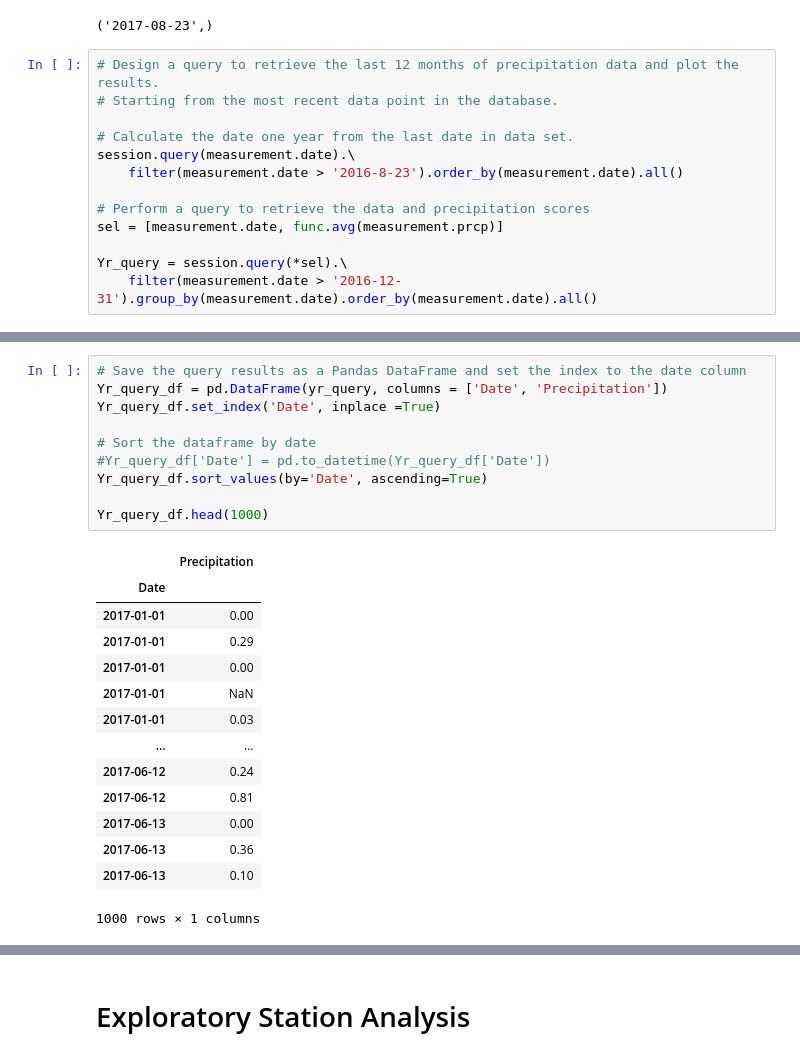
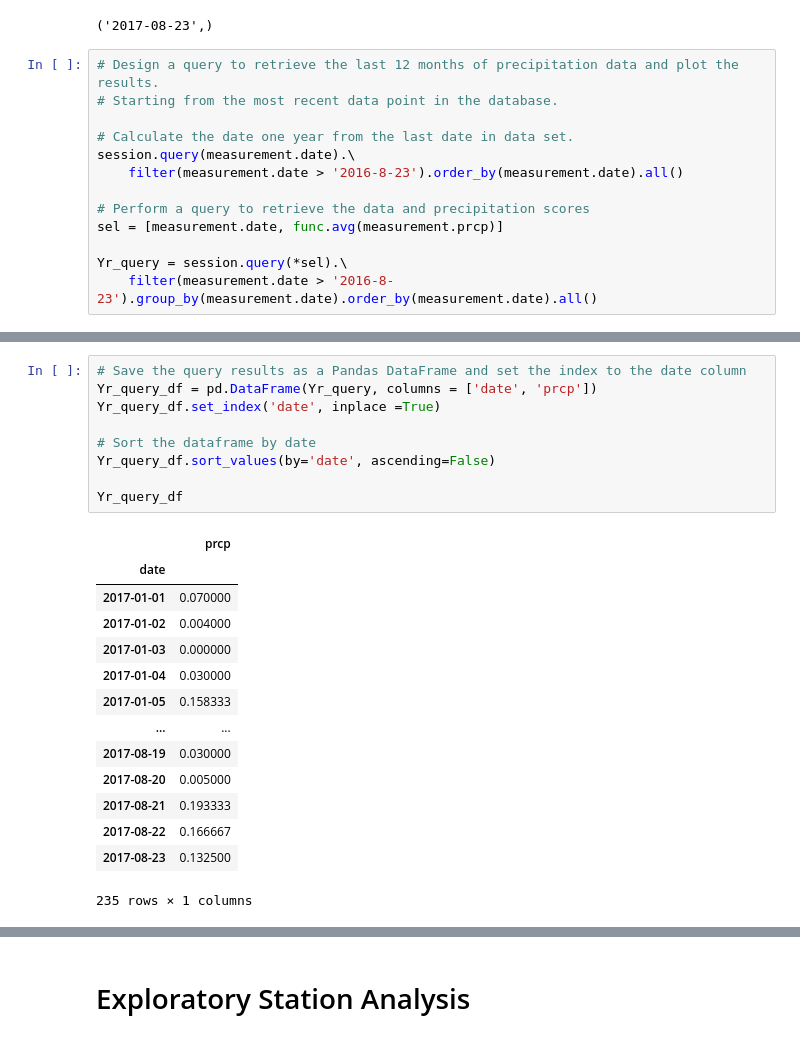
Before and after one commit to DeMaagdJ/SQLalchemy-challenge, a Jupyter notebook: Instructions/climate_starter.ipynb, the cells around one changed output, grey strips where cells are left out. Cells and saved outputs as stored; diff of their text form.

```diff
--- a/Instructions/climate_starter.ipynb
+++ b/Instructions/climate_starter.ipynb
@@ -67,4 +66,4 @@ session.query(measurement.date).\
 sel = [measurement.date, func.avg(measurement.prcp)]
 
 Yr_query = session.query(*sel).\
-    filter(measurement.date > '2016-12-31').group_by(measurement.date).order_by(measurement.date).all()
+    filter(measurement.date > '2016-8-23').group_by(measurement.date).order_by(measurement.date).all()
@@ -89,25 +70,24 @@ Yr_query = session.query(*sel).\
 # %%
 # Save the query results as a Pandas DataFrame and set the index to the date column
-Yr_query_df = pd.DataFrame(yr_query, columns = ['Date', 'Precipitation'])
-Yr_query_df.set_index('Date', inplace =True)
+Yr_query_df = pd.DataFrame(Yr_query, columns = ['date', 'prcp'])
+Yr_query_df.set_index('date', inplace =True)
 
 # Sort the dataframe by date
-#Yr_query_df['Date'] = pd.to_datetime(Yr_query_df['Date'])
-Yr_query_df.sort_values(by='Date', ascending=True)
+Yr_query_df.sort_values(by='date', ascending=False)
 
-Yr_query_df.head(1000)
+Yr_query_df
 # %% [output]
-|  | Precipitation |
-| Date |  |
-| 2017-01-01 | 0.00 |
-| 2017-01-01 | 0.29 |
-| 2017-01-01 | 0.00 |
-| 2017-01-01 | NaN |
-| 2017-01-01 | 0.03 |
+|  | prcp |
+| date |  |
+| 2017-01-01 | 0.070000 |
+| 2017-01-02 | 0.004000 |
+| 2017-01-03 | 0.000000 |
+| 2017-01-04 | 0.030000 |
+| 2017-01-05 | 0.158333 |
 | ... | ... |
-| 2017-06-12 | 0.24 |
-| 2017-06-12 | 0.81 |
-| 2017-06-13 | 0.00 |
-| 2017-06-13 | 0.36 |
-| 2017-06-13 | 0.10 |
+| 2017-08-19 | 0.030000 |
+| 2017-08-20 | 0.005000 |
+| 2017-08-21 | 0.193333 |
+| 2017-08-22 | 0.166667 |
+| 2017-08-23 | 0.132500 |
-1000 rows × 1 columns
+235 rows × 1 columns
```
Also changed, not shown: parts of 11 cells of this notebook.
